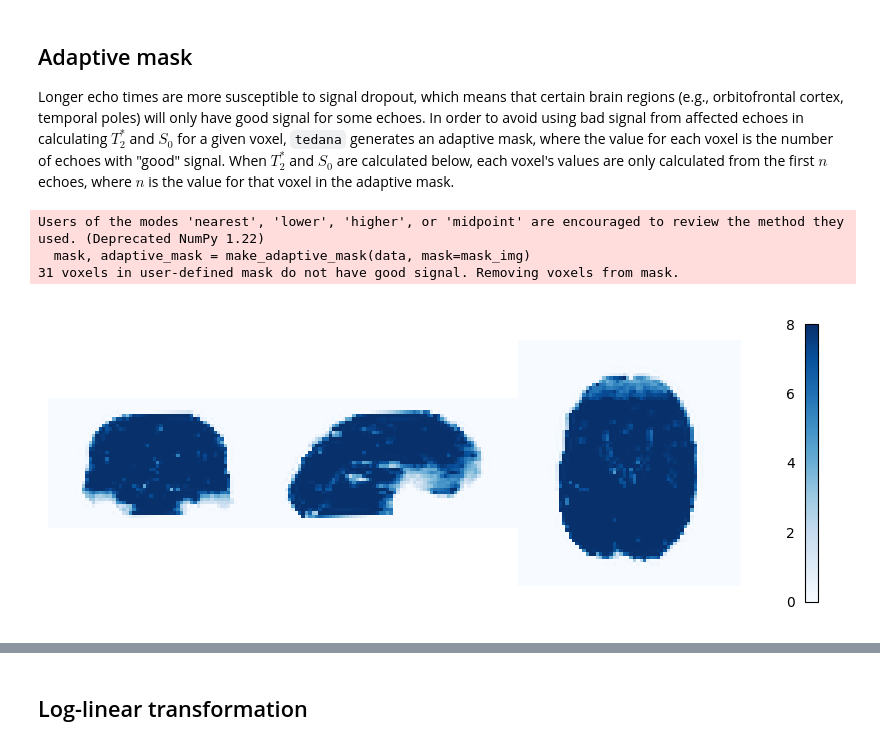
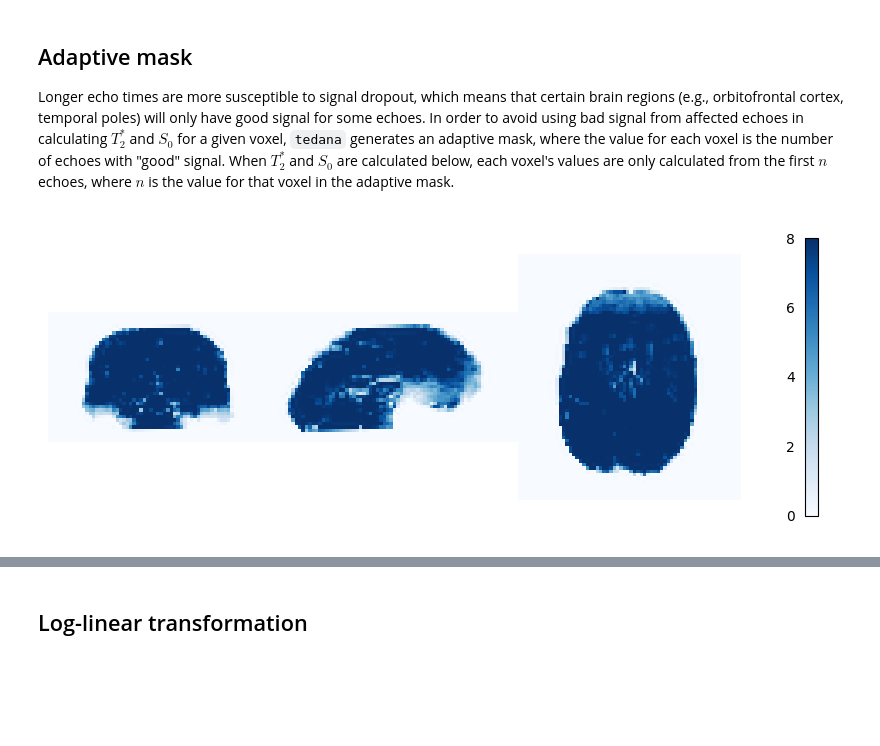
Before and after one commit to ME-ICA/tedana, a Jupyter notebook: docs/notebooks/plot_approach_figures.ipynb, the cells around one changed output, grey strips where cells are left out. Cells and saved outputs as stored; diff of their text form; code cells hidden in the pictures; blank space fills up the shorter version.

```diff
--- a/docs/notebooks/plot_approach_figures.ipynb
+++ b/docs/notebooks/plot_approach_figures.ipynb
@@ -171,15 +179,3 @@ fig.savefig(op.join(OUT_DIR, 'a02_echo_value_distributions.png'), dpi=400)
 # %% [markdown]
 ## Adaptive mask
 Longer echo times are more susceptible to signal dropout, which means that certain brain regions (e.g., orbitofrontal cortex, temporal poles) will only have good signal for some echoes. In order to avoid using bad signal from affected echoes in calculating $T_{2}^*$ and $S_{0}$ for a given voxel, `tedana` generates an adaptive mask, where the value for each voxel is the number of echoes with "good" signal. When $T_{2}^*$ and $S_{0}$ are calculated below, each voxel's values are only calculated from the first $n$ echoes, where $n$ is the value for that voxel in the adaptive mask.
-# %%
-from tedana.io import load_data, new_nii_like
-from tedana.utils import make_adaptive_mask
-from nilearn.masking import compute_epi_mask
-
-mask_img = compute_epi_mask(files[0])
-data, img = load_data(files, len(echo_times))
-mask, adaptive_mask = make_adaptive_mask(data, mask=mask_img)
-# %% [output]
-Users of the modes 'nearest', 'lower', 'higher', or 'midpoint' are encouraged to review the method they used. (Deprecated NumPy 1.22)
-  mask, adaptive_mask = make_adaptive_mask(data, mask=mask_img)
-31 voxels in user-defined mask do not have good signal. Removing voxels from mask.
@@ -188,19 +182,19 @@ adaptive_mask_img = new_nii_like(img, adaptive_mask)
 # %%
 fig, ax = plt.subplots(figsize=(10, 4))
 palette = sns.color_palette("BuGn_r", 10)
 plotting.plot_epi(
-    adaptive_mask_img,
+    adaptive_mask_file,
     vmax=8,
     alpha=1,
     draw_cross=False,
     colorbar=True,
     cmap='Blues',
     black_bg=False,
     annotate=False,
     bg_img=None,
     figure=fig,
     axes=ax,
 )
 fig.savefig(op.join(OUT_DIR, 'a03_adaptive_mask.png'), dpi=400)
 # %% [output]
-[figure, old version]
+[figure, new version]
```
Also changed, not shown: parts of 21 cells of this notebook, 17 other files.
